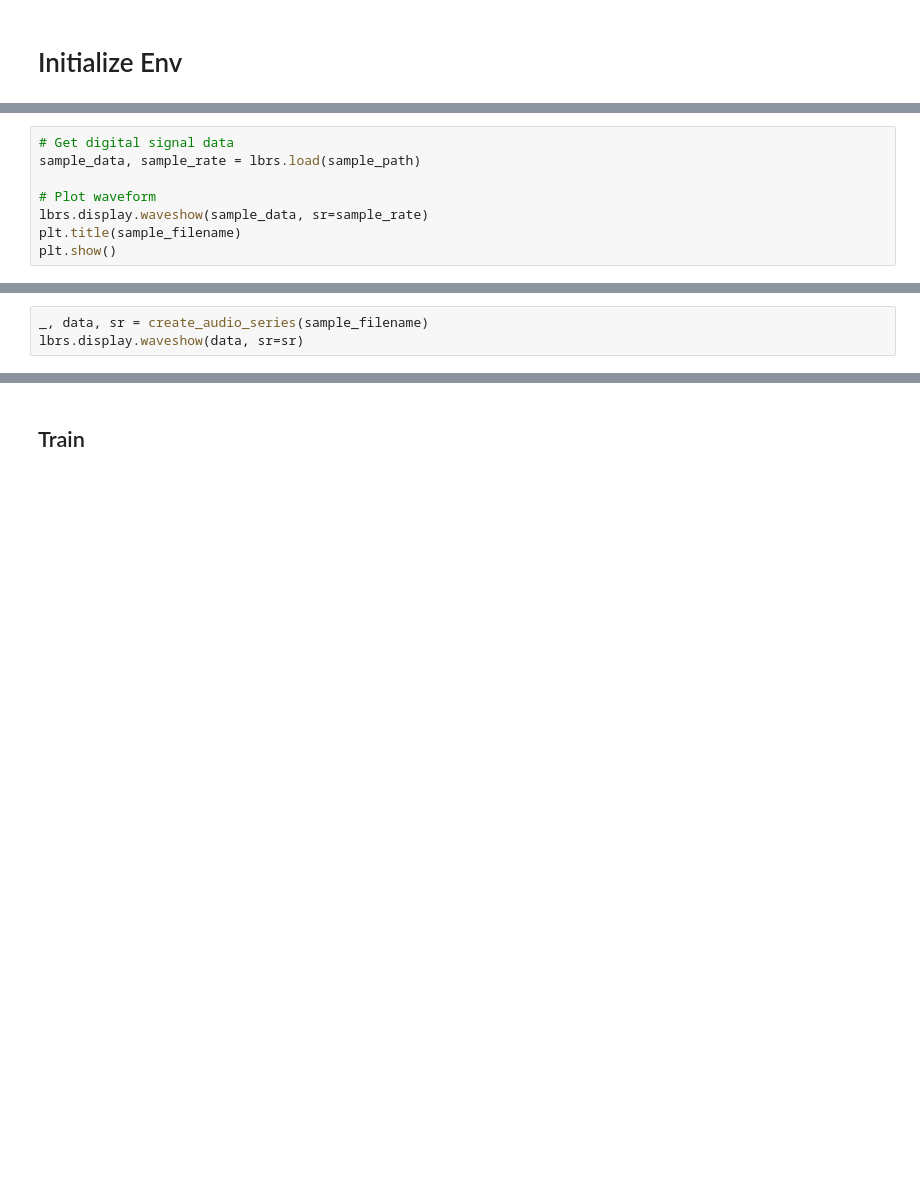
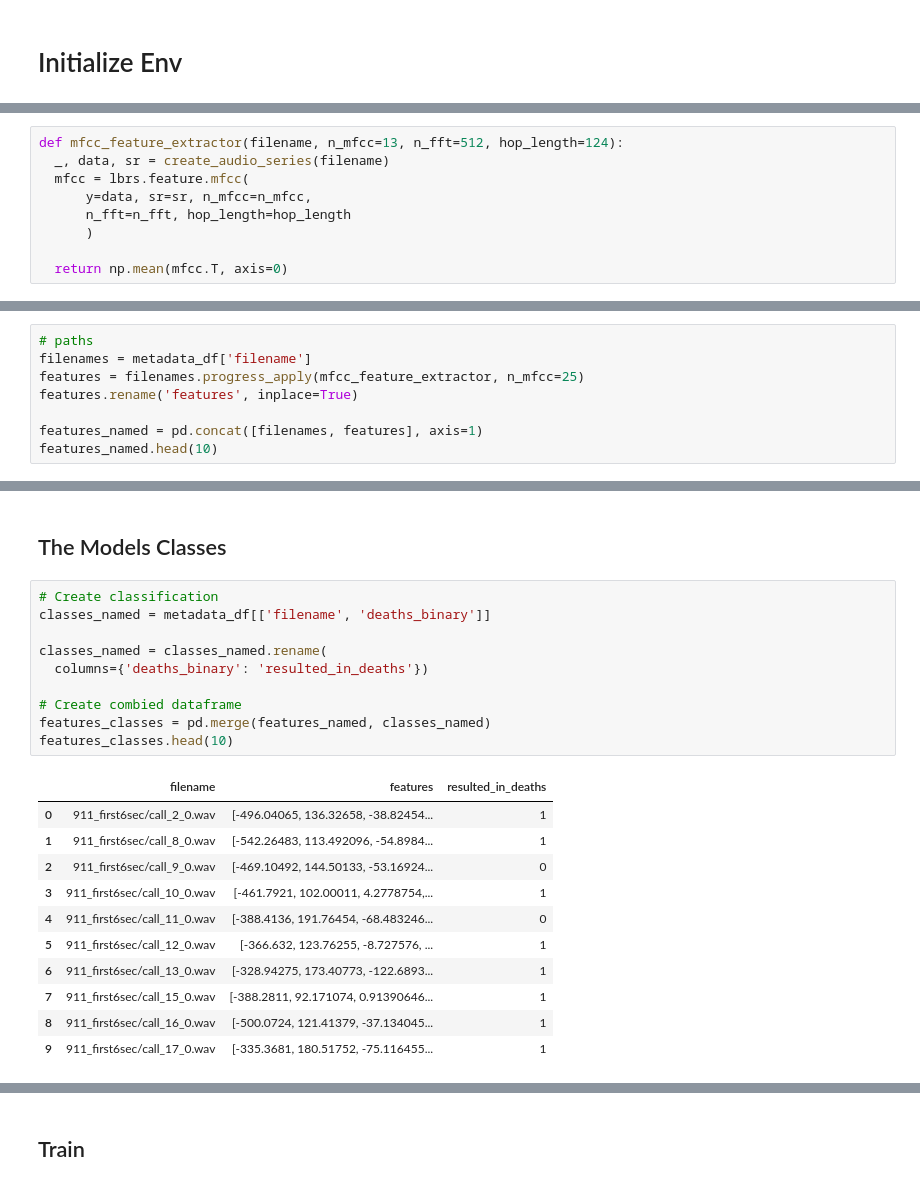
Before and after one commit to ramwtz/data-science-project, a Jupyter notebook: draft/basic_model_train.ipynb, the cells around one changed output, grey strips where cells are left out. Cells and saved outputs as stored; diff of their text form; blank space fills up the shorter version.

```diff
--- a/draft/basic_model_train.ipynb
+++ b/draft/basic_model_train.ipynb
@@ -233,8 +154,0 @@ time: 1.22 s (started: 2023-09-25 11:33:23 +00:00)
-# %%
-# Get digital signal data
-sample_data, sample_rate = lbrs.load(sample_path)
-
-# Plot waveform
-lbrs.display.waveshow(sample_data, sr=sample_rate)
-plt.title(sample_filename)
-plt.show()
@@ -466,3 +154,0 @@ time: 426 µs (started: 2023-09-25 11:32:16 +00:00)
-# %%
-_, data, sr = create_audio_series(sample_filename)
-lbrs.display.waveshow(data, sr=sr)
@@ -571,0 +181,9 @@ time: 1.78 ms (started: 2023-09-12 11:33:09 +00:00)
+# %%
+def mfcc_feature_extractor(filename, n_mfcc=13, n_fft=512, hop_length=124):
+  _, data, sr = create_audio_series(filename)
+  mfcc = lbrs.feature.mfcc(
+      y=data, sr=sr, n_mfcc=n_mfcc,
+      n_fft=n_fft, hop_length=hop_length
+      )
+
+  return np.mean(mfcc.T, axis=0)
@@ -571,0 +192,8 @@ time: 1.78 ms (started: 2023-09-12 11:33:09 +00:00)
+# %%
+# paths
+filenames = metadata_df['filename']
+features = filenames.progress_apply(mfcc_feature_extractor, n_mfcc=25)
+features.rename('features', inplace=True)
+
+features_named = pd.concat([filenames, features], axis=1)
+features_named.head(10)
@@ -571,0 +220,24 @@ time: 1.78 ms (started: 2023-09-12 11:33:09 +00:00)
+# %% [markdown]
+ ## The Models Classes
+# %%
+# Create classification
+classes_named = metadata_df[['filename', 'deaths_binary']]
+
+classes_named = classes_named.rename(
+  columns={'deaths_binary': 'resulted_in_deaths'})
+
+# Create combied dataframe
+features_classes = pd.merge(features_named, classes_named)
+features_classes.head(10)
+# %% [output]
+|  | filename | features | resulted_in_deaths |
+| 0 | 911_first6sec/call_2_0.wav | [-496.04065, 136.32658, -38.82454... | 1 |
+| 1 | 911_first6sec/call_8_0.wav | [-542.26483, 113.492096, -54.8984... | 1 |
+| 2 | 911_first6sec/call_9_0.wav | [-469.10492, 144.50133, -53.16924... | 0 |
+| 3 | 911_first6sec/call_10_0.wav | [-461.7921, 102.00011, 4.2778754,... | 1 |
+| 4 | 911_first6sec/call_11_0.wav | [-388.4136, 191.76454, -68.483246... | 0 |
+| 5 | 911_first6sec/call_12_0.wav | [-366.632, 123.76255, -8.727576, ... | 1 |
+| 6 | 911_first6sec/call_13_0.wav | [-328.94275, 173.40773, -122.6893... | 1 |
+| 7 | 911_first6sec/call_15_0.wav | [-388.2811, 92.171074, 0.91390646... | 1 |
+| 8 | 911_first6sec/call_16_0.wav | [-500.0724, 121.41379, -37.134045... | 1 |
+| 9 | 911_first6sec/call_17_0.wav | [-335.3681, 180.51752, -75.116455... | 1 |
```
Also changed, not shown: parts of 122 cells of this notebook.
